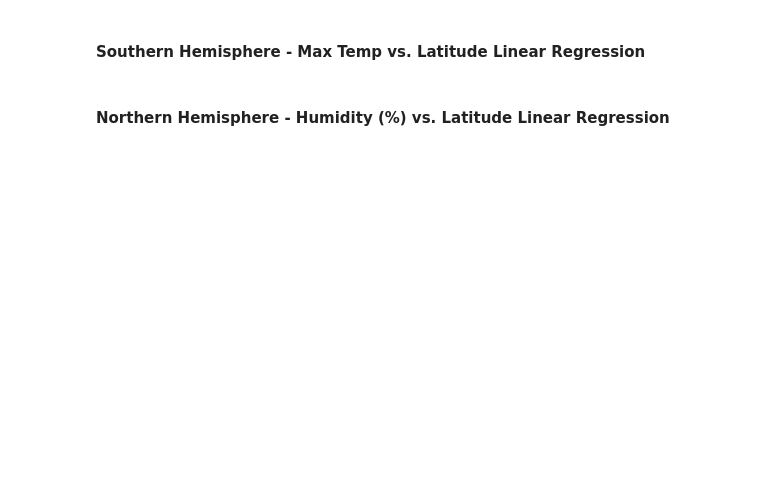
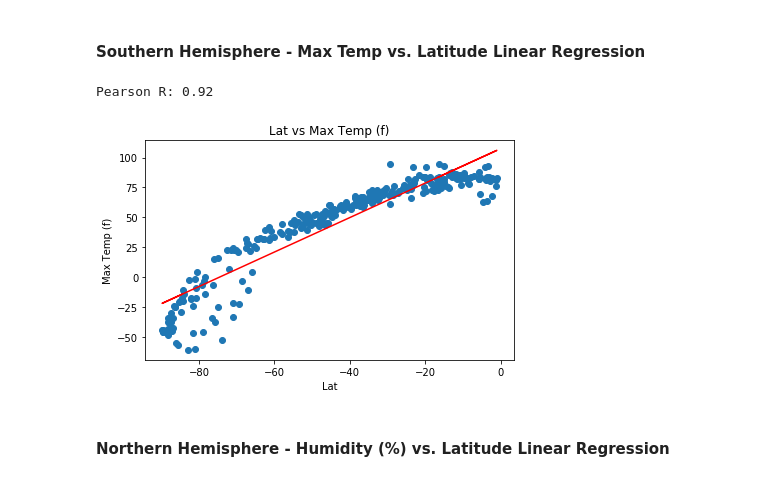
Before and after one commit to BeLacy87/python-API-challenge, a Jupyter notebook: WeatherPY/WeatherPy.ipynb, the cells around one changed output. Drawn from its saved outputs; the diff is of its cells as text; code cells hidden in the pictures; blank space fills up the shorter version.

```diff
--- a/WeatherPY/WeatherPy.ipynb
+++ b/WeatherPY/WeatherPy.ipynb
@@ -196,4 +257,9 @@ Pearson R: -0.6
 # %% [markdown]
 ####  Southern Hemisphere - Max Temp vs. Latitude Linear Regression
+# %%
+linear(south_df,'Lat','Max Temp (f)')
+# %% [output]
+Pearson R: 0.92
+[figure, added]
 # %% [markdown]
 ####  Northern Hemisphere - Humidity (%) vs. Latitude Linear Regression
```
Also changed, not shown: parts of 20 cells of this notebook.
